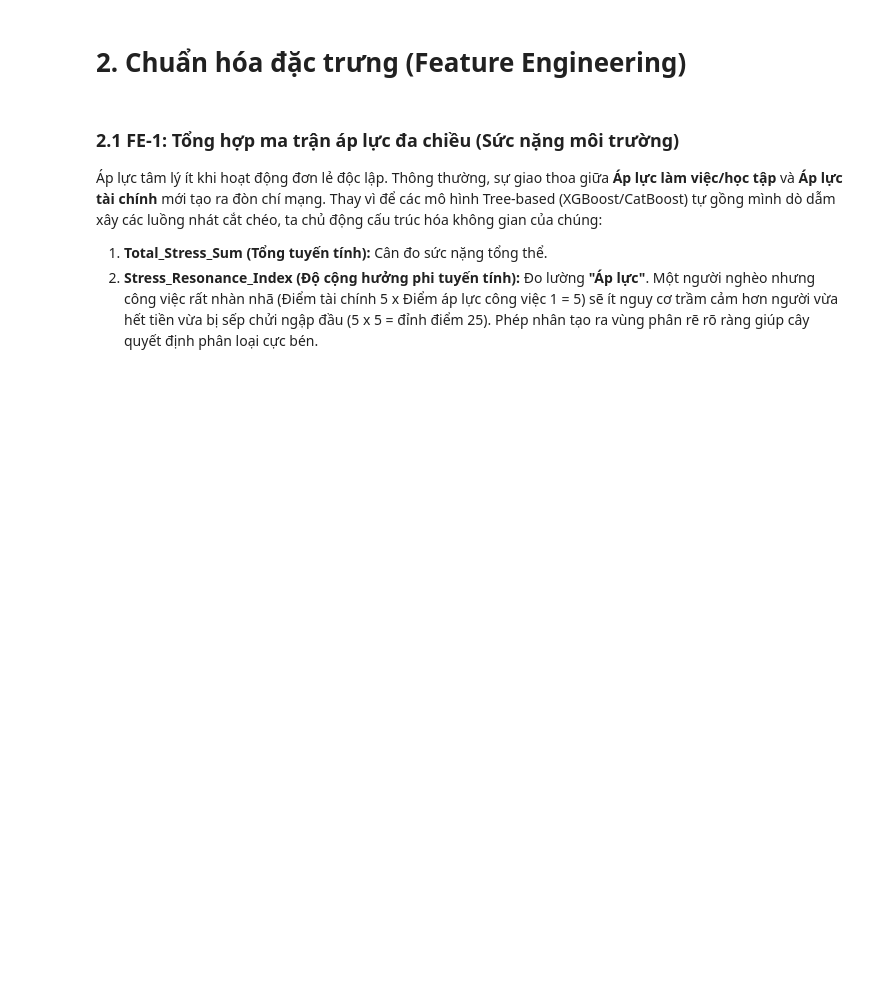
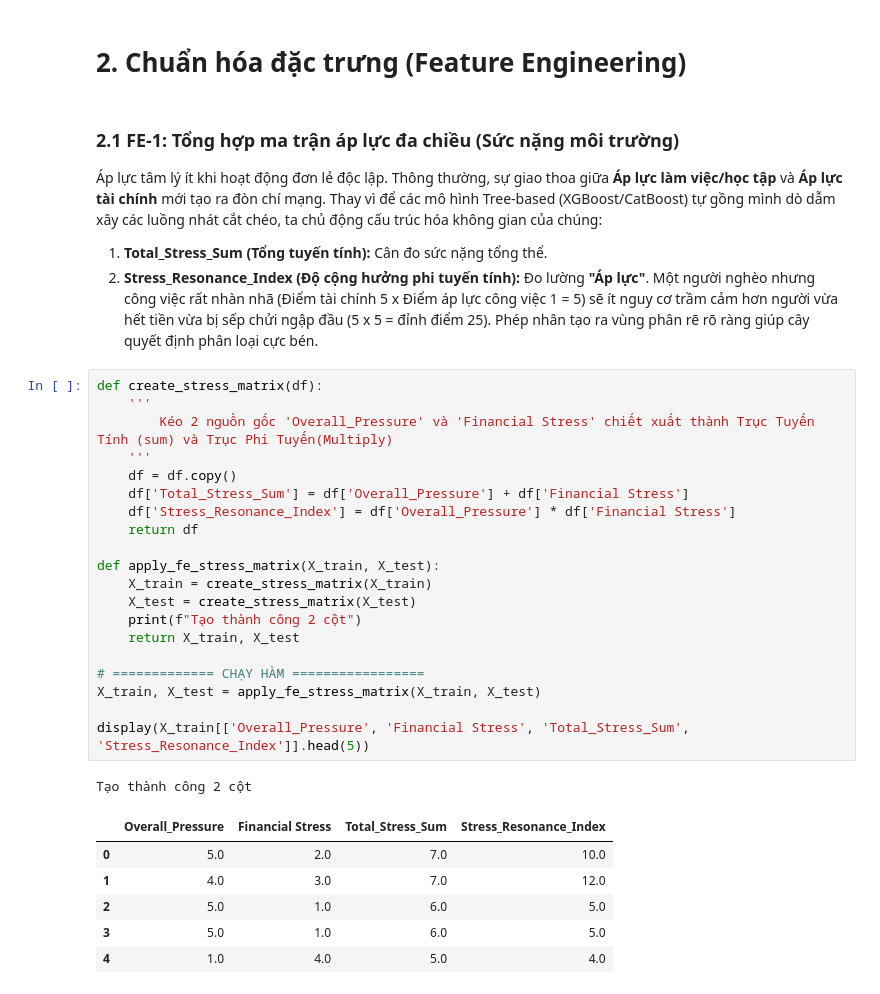
Before and after one commit to s4lt1f0l/Exploring-Mental-Health-Data, a Jupyter notebook: notebooks/02_preprocessing_fe.ipynb, the cells around one changed output. Cells and saved outputs as stored; diff of their text form; blank space fills up the shorter version.

```diff
--- a/notebooks/02_preprocessing_fe.ipynb
+++ b/notebooks/02_preprocessing_fe.ipynb
@@ -311,3 +331,31 @@ Số Missing trên cột Overall_Pressure trên tập Train:  29
 Áp lực tâm lý ít khi hoạt động đơn lẻ độc lập. Thông thường, sự giao thoa giữa **Áp lực làm việc/học tập** và **Áp lực tài chính** mới tạo ra đòn chí mạng. Thay vì để các mô hình Tree-based (XGBoost/CatBoost) tự gồng mình dò dẫm xây các luồng nhát cắt chéo, ta chủ động cấu trúc hóa không gian của chúng:
 1. **Total_Stress_Sum (Tổng tuyến tính):** Cân đo sức nặng tổng thể.
 2. **Stress_Resonance_Index (Độ cộng hưởng phi tuyến tính):** Đo lường **"Áp lực"**. Một người nghèo nhưng công việc rất nhàn nhã (Điểm tài chính 5 x Điểm áp lực công việc 1 = 5) sẽ ít nguy cơ trầm cảm hơn người vừa hết tiền vừa bị sếp chửi ngập đầu (5 x 5 = đỉnh điểm 25). Phép nhân tạo ra vùng phân rẽ rõ ràng giúp cây quyết định phân loại cực bén.
+# %%
+def create_stress_matrix(df):
+    '''
+        Kéo 2 nguồn gốc 'Overall_Pressure' và 'Financial Stress' chiết xuất thành Trục Tuyến Tính (sum) và Trục Phi Tuyến(Multiply)
+    '''
+    df = df.copy()
+    df['Total_Stress_Sum'] = df['Overall_Pressure'] + df['Financial Stress']
+    df['Stress_Resonance_Index'] = df['Overall_Pressure'] * df['Financial Stress']
+    return df
+
+def apply_fe_stress_matrix(X_train, X_test):
+    X_train = create_stress_matrix(X_train)
+    X_test = create_stress_matrix(X_test)
+    print(f"Tạo thành công 2 cột")
+    return X_train, X_test
+
+# ============= CHẠY HÀM =================
+X_train, X_test = apply_fe_stress_matrix(X_train, X_test)
+
+display(X_train[['Overall_Pressure', 'Financial Stress', 'Total_Stress_Sum', 'Stress_Resonance_Index']].head(5))
+# %% [output]
+Tạo thành công 2 cột
+|  | Overall_Pressure | Financial Stress | Total_Stress_Sum | Stress_Resonance_Index |
+| 0 | 5.0 | 2.0 | 7.0 | 10.0 |
+| 1 | 4.0 | 3.0 | 7.0 | 12.0 |
+| 2 | 5.0 | 1.0 | 6.0 | 5.0 |
+| 3 | 5.0 | 1.0 | 6.0 | 5.0 |
+| 4 | 1.0 | 4.0 | 5.0 | 4.0 |
```
Also changed, not shown: parts of 14 cells of this notebook.
